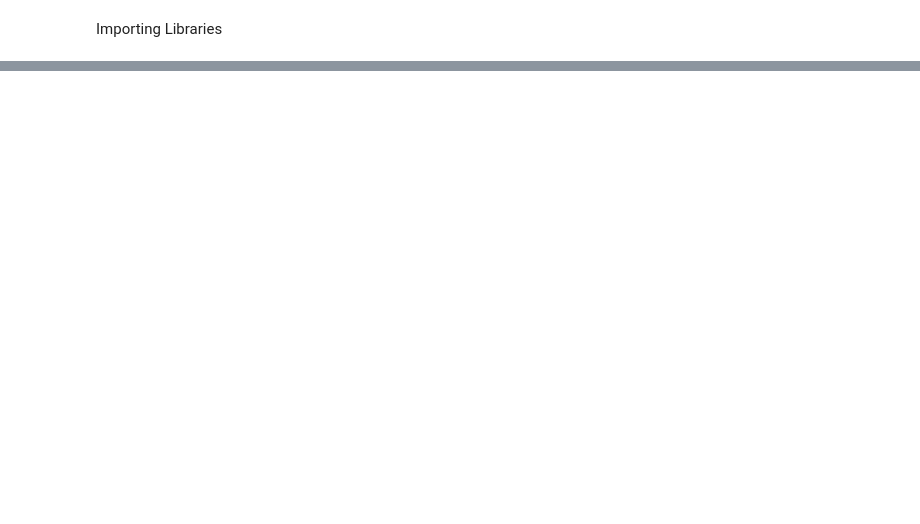
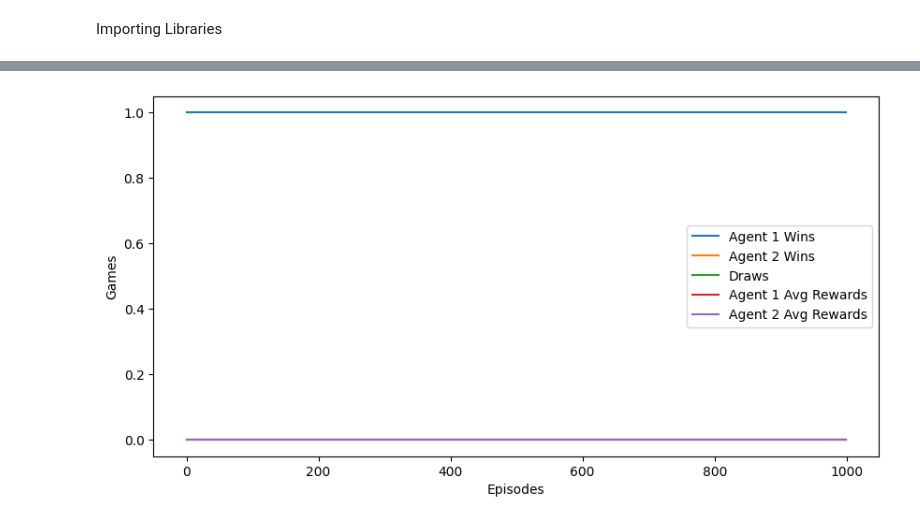
Before and after one commit to Aidanjm13/Connect4Reinforcement, a Jupyter notebook: Connect4/Connect4ReinforcementLearning.ipynb, the cells around one changed output, grey strips where cells are left out. Drawn from its saved outputs; the diff is of its cells as text; code cells hidden in the pictures; blank space fills up the shorter version.

```diff
--- a/Connect4/Connect4ReinforcementLearning.ipynb
+++ b/Connect4/Connect4ReinforcementLearning.ipynb
@@ -19,0 +151,13 @@ MISS_WIN_PENALTY = -3
+# %%
+class DQN(nn.Module):
+    def __init__(self, input_dim, output_dim):
+        super(DQN, self).__init__()
+        self.fc1 = nn.Linear(input_dim, 128)
+        self.fc2 = nn.Linear(128, 128)
+        self.fc3 = nn.Linear(128, output_dim)
+
+    def forward(self, x):
+        x = torch.relu(self.fc1(x))
+        x = torch.relu(self.fc2(x))
+        x = self.fc3(x)
+        return x
@@ -101,2 +301,28 @@ def self_play(agent1, agent2, env, episodes=1000, batch_size=32):
 
     return metrics
+# %%
+# Initialize environment
+env = Connect4Env()
+
+# Create models for the agents
+model1 = DQN(input_dim=ROWS * COLS, output_dim=COLS)
+model2 = DQN(input_dim=ROWS * COLS, output_dim=COLS)
+
+# Create target networks
+target_model1 = DQN(input_dim=ROWS * COLS, output_dim=COLS)
+target_model2 = DQN(input_dim=ROWS * COLS, output_dim=COLS)
+
+# Initialize the replay memory
+memory1 = ReplayMemory(capacity=10000)
+memory2 = ReplayMemory(capacity=10000)
+
+# Create the agents
+agent1 = DQNAgent(env, model1, target_model1, memory1)
+agent2 = DQNAgent(env, model2, target_model2, memory2)
+
+# ✅ Train the agents
+metrics = self_play(agent1, agent2, env, episodes=1000, batch_size=128)
+
+# ✅ Save the models after training
+save_model(agent1, "agent1_final.pth")
+save_model(agent2, "agent2_final.pth")
@@ -149,3 +359,7 @@ def play_against_agent(agent, env):
+# %%
+plot_metrics(metrics)
+# %% [output]
+[figure, added]
 # %%
 def save_model(agent, path):
     torch.save({
```
Also changed, not shown: parts of 11 cells of this notebook, 4 other files.
